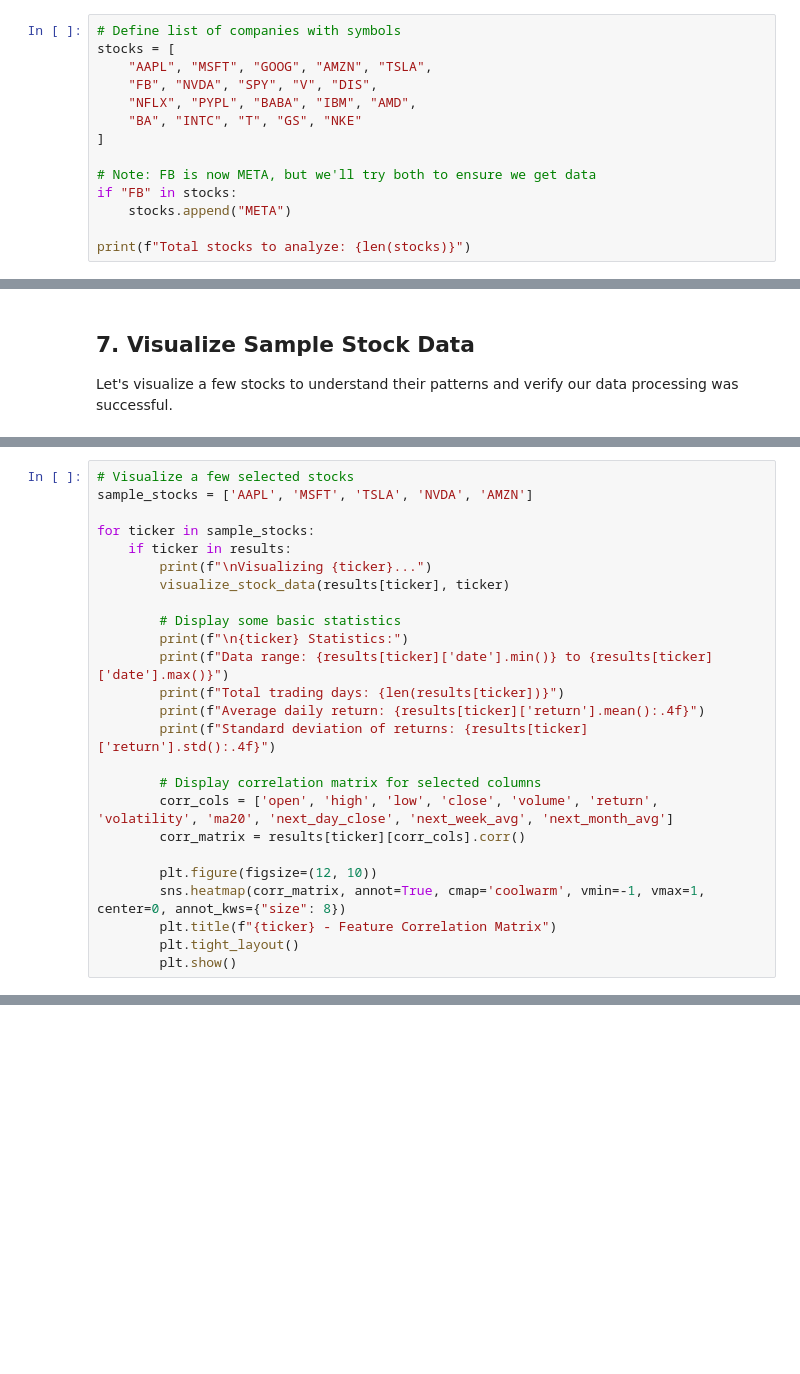
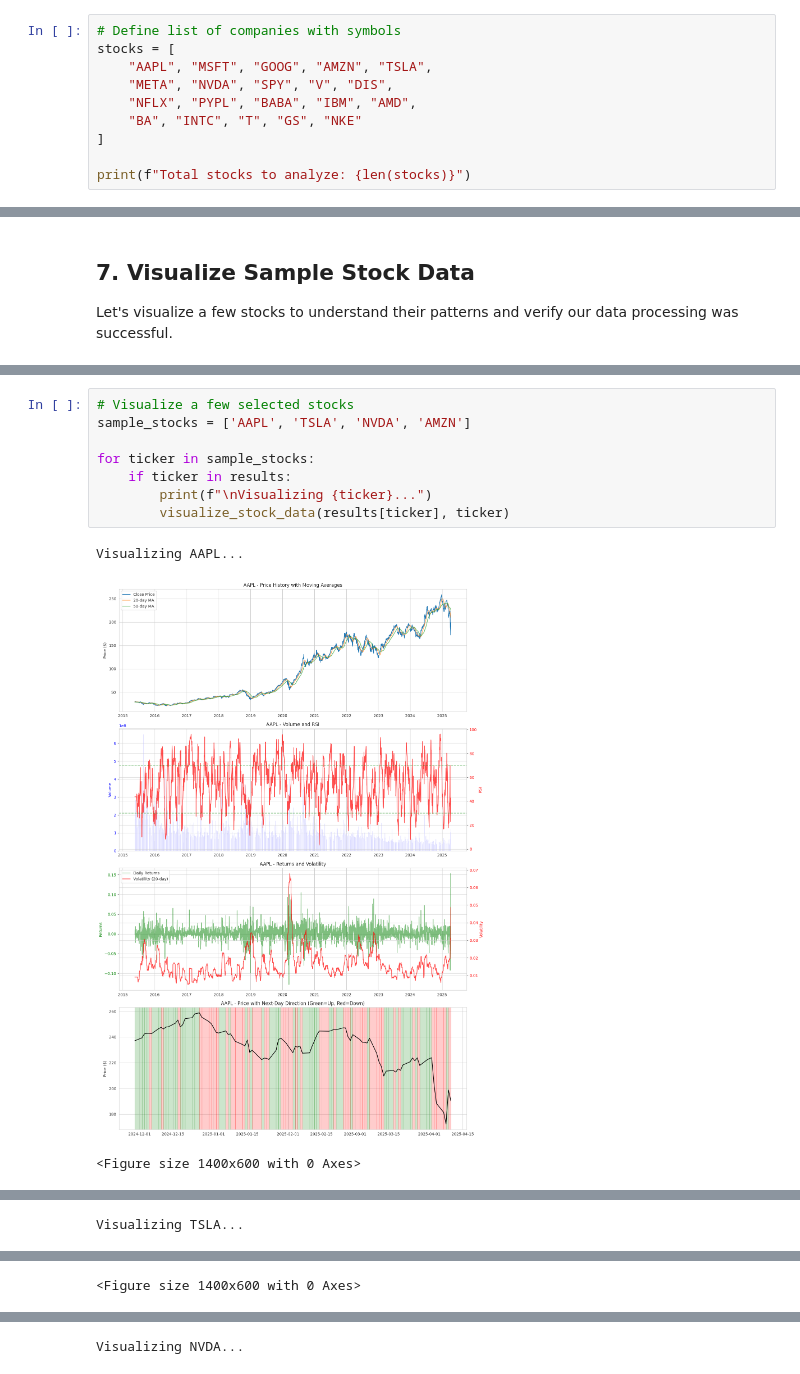
Before and after one commit to ABDERRAHMANE2303/Stock-Market-Predictor, a Jupyter notebook: ml/preparation/data_fetching_cleaning.ipynb, the cells around one changed output, grey strips where cells are left out. Saved outputs shown, nothing was run; the diff lists cells and outputs as text; blank space fills up the shorter version.

```diff
--- a/ml/preparation/data_fetching_cleaning.ipynb
+++ b/ml/preparation/data_fetching_cleaning.ipynb
@@ -49,13 +49,9 @@ We'll use a predefined list of 20 companies representing different sectors for o
 # Define list of companies with symbols
 stocks = [
     "AAPL", "MSFT", "GOOG", "AMZN", "TSLA",
-    "FB", "NVDA", "SPY", "V", "DIS",
+    "META", "NVDA", "SPY", "V", "DIS",
     "NFLX", "PYPL", "BABA", "IBM", "AMD",
     "BA", "INTC", "T", "GS", "NKE"
 ]
 
-# Note: FB is now META, but we'll try both to ensure we get data
-if "FB" in stocks:
-    stocks.append("META")
-
 print(f"Total stocks to analyze: {len(stocks)}")
@@ -370,25 +452,0 @@ df.head(2)
-# %%
-# Visualize a few selected stocks
-sample_stocks = ['AAPL', 'MSFT', 'TSLA', 'NVDA', 'AMZN']
-
-for ticker in sample_stocks:
-    if ticker in results:
-        print(f"\nVisualizing {ticker}...")
-        visualize_stock_data(results[ticker], ticker)
-
-        # Display some basic statistics
-        print(f"\n{ticker} Statistics:")
-        print(f"Data range: {results[ticker]['date'].min()} to {results[ticker]['date'].max()}")
-        print(f"Total trading days: {len(results[ticker])}")
-        print(f"Average daily return: {results[ticker]['return'].mean():.4f}")
-        print(f"Standard deviation of returns: {results[ticker]['return'].std():.4f}")
-
-        # Display correlation matrix for selected columns
-        corr_cols = ['open', 'high', 'low', 'close', 'volume', 'return', 'volatility', 'ma20', 'next_day_close', 'next_week_avg', 'next_month_avg']
-        corr_matrix = results[ticker][corr_cols].corr()
-
-        plt.figure(figsize=(12, 10))
-        sns.heatmap(corr_matrix, annot=True, cmap='coolwarm', vmin=-1, vmax=1, center=0, annot_kws={"size": 8})
-        plt.title(f"{ticker} - Feature Correlation Matrix")
-        plt.tight_layout()
-        plt.show()
@@ -394,0 +480,12 @@ for ticker in sample_stocks:
+# %%
+# Visualize a few selected stocks
+sample_stocks = ['AAPL', 'TSLA', 'NVDA', 'AMZN']
+
+for ticker in sample_stocks:
+    if ticker in results:
+        print(f"\nVisualizing {ticker}...")
+        visualize_stock_data(results[ticker], ticker)
+# %% [output]
+Visualizing AAPL...
+[figure, added]
+<Figure size 1400x600 with 0 Axes>
@@ -394,0 +494 @@ for ticker in sample_stocks:
+Visualizing TSLA...
@@ -394,0 +496 @@ for ticker in sample_stocks:
+<Figure size 1400x600 with 0 Axes>
@@ -394,0 +499 @@ for ticker in sample_stocks:
+Visualizing NVDA...
```
Also changed, not shown: parts of 16 cells of this notebook, 23 other files.
